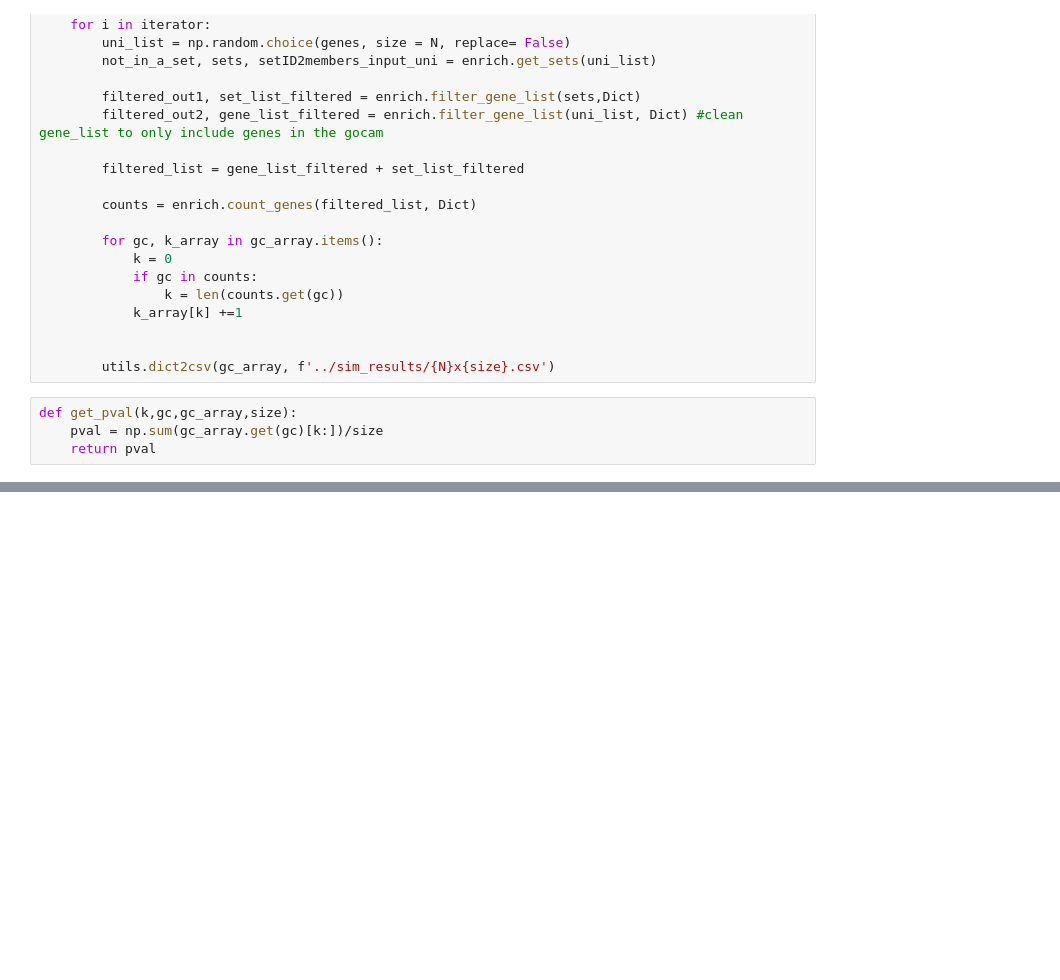
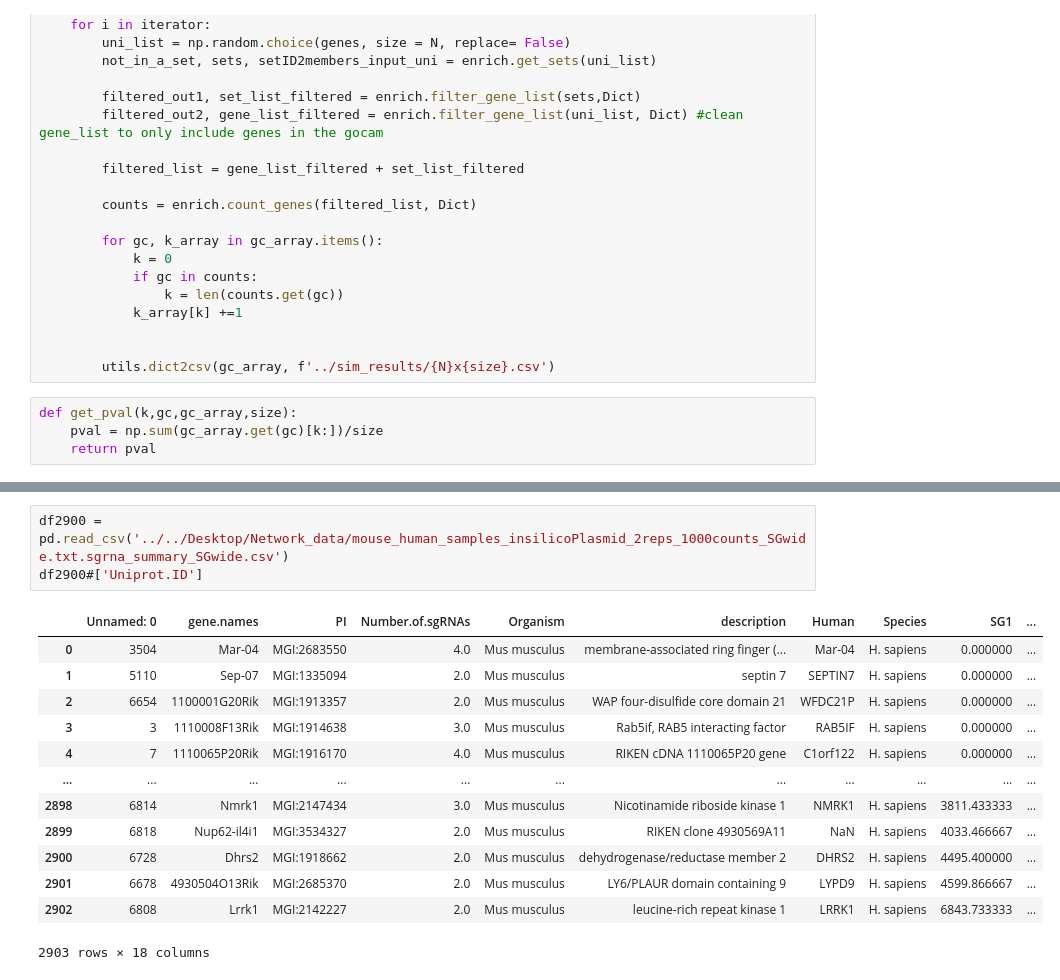
Before and after one commit to nmarkari/gocam_enrichment, a Jupyter notebook: Dev/Noncentral_HGT-Copy1.ipynb, the cells around one changed output, grey strips where cells are left out. Saved outputs shown, nothing was run; the diff lists cells and outputs as text; blank space fills up the shorter version.

```diff
--- a/Dev/Noncentral_HGT-Copy1.ipynb
+++ b/Dev/Noncentral_HGT-Copy1.ipynb
@@ -209,0 +213,17 @@ test[0:67]
+# %%
+df2900 = pd.read_csv('../../Desktop/Network_data/mouse_human_samples_insilicoPlasmid_2reps_1000counts_SGwide.txt.sgrna_summary_SGwide.csv')
+df2900#['Uniprot.ID']
+# %% [output]
+|  | Unnamed: 0 | gene.names | PI | Number.of.sgRNAs | Organism | description | Human | Species | SG1 | ... |
+| 0 | 3504 | Mar-04 | MGI:2683550 | 4.0 | Mus musculus | membrane-associated ring finger (... | Mar-04 | H. sapiens | 0.000000 | ... |
+| 1 | 5110 | Sep-07 | MGI:1335094 | 2.0 | Mus musculus | septin 7 | SEPTIN7 | H. sapiens | 0.000000 | ... |
+| 2 | 6654 | 1100001G20Rik | MGI:1913357 | 2.0 | Mus musculus | WAP four-disulfide core domain 21 | WFDC21P | H. sapiens | 0.000000 | ... |
+| 3 | 3 | 1110008F13Rik | MGI:1914638 | 3.0 | Mus musculus | Rab5if, RAB5 interacting factor | RAB5IF | H. sapiens | 0.000000 | ... |
+| 4 | 7 | 1110065P20Rik | MGI:1916170 | 4.0 | Mus musculus | RIKEN cDNA 1110065P20 gene | C1orf122 | H. sapiens | 0.000000 | ... |
+| ... | ... | ... | ... | ... | ... | ... | ... | ... | ... | ... |
+| 2898 | 6814 | Nmrk1 | MGI:2147434 | 3.0 | Mus musculus | Nicotinamide riboside kinase 1 | NMRK1 | H. sapiens | 3811.433333 | ... |
+| 2899 | 6818 | Nup62-il4i1 | MGI:3534327 | 2.0 | Mus musculus | RIKEN clone 4930569A11 | NaN | H. sapiens | 4033.466667 | ... |
+| 2900 | 6728 | Dhrs2 | MGI:1918662 | 2.0 | Mus musculus | dehydrogenase/reductase member 2 | DHRS2 | H. sapiens | 4495.400000 | ... |
+| 2901 | 6678 | 4930504O13Rik | MGI:2685370 | 2.0 | Mus musculus | LY6/PLAUR domain containing 9 | LYPD9 | H. sapiens | 4599.866667 | ... |
+| 2902 | 6808 | Lrrk1 | MGI:2142227 | 2.0 | Mus musculus | leucine-rich repeat kinase 1 | LRRK1 | H. sapiens | 6843.733333 | ... |
+2903 rows × 18 columns
```
Also changed, not shown: parts of 17 cells of this notebook, 9 other files.
